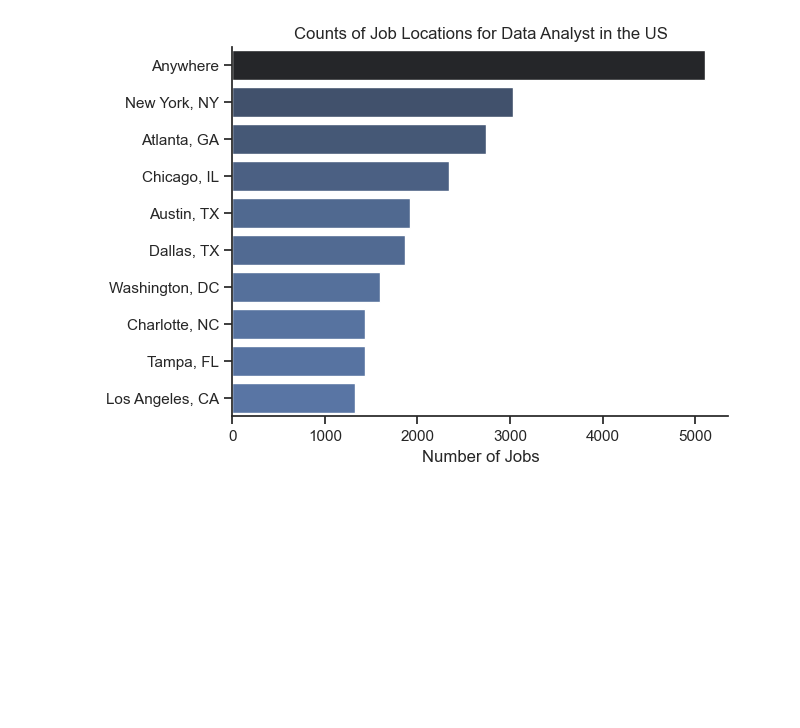
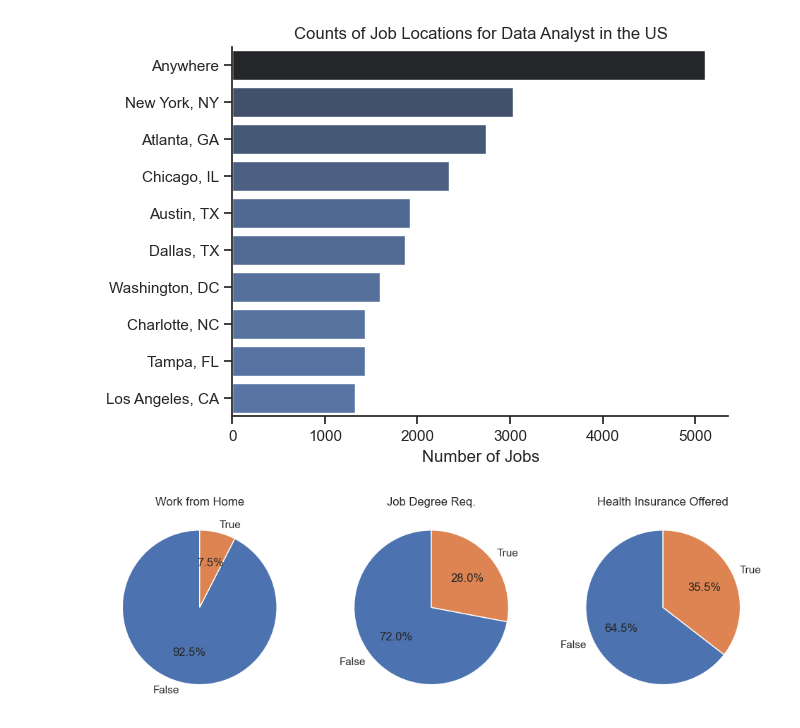
Before and after one commit to Cuishine/Python_Data_Project, a Jupyter notebook: 3_Project/1_EDA_Intro.ipynb, the cells around one changed output. Drawn from its saved outputs; the diff is of its cells as text; code cells hidden in the pictures; blank space fills up the shorter version.

```diff
--- a/3_Project/1_EDA_Intro.ipynb
+++ b/3_Project/1_EDA_Intro.ipynb
@@ -30,15 +30,17 @@ plt.show()
 # %%
 dict_column = {
     'job_work_from_home': 'Work from Home',
     'job_no_degree_mention': 'Job Degree Req.',
     'job_health_insurance': 'Health Insurance Offered'
 }
 
 fig, ax = plt.subplots(1,3)
 fig.set_size_inches((12,5))
 
 for i, (column, title) in enumerate(dict_column.items()):
-    ax[i].pie(df[column].value_counts(), startangle=90, autopct='%1.1f%%', labels=['False','True'])
+    ax[i].pie(df_DA_US[column].value_counts(), startangle=90, autopct='%1.1f%%', labels=['False','True'])
     ax[i].set_title(title)
 
 plt.show()
+# %% [output]
+[figure, added]
```
Also changed, not shown: parts of 1 cell of this notebook.
